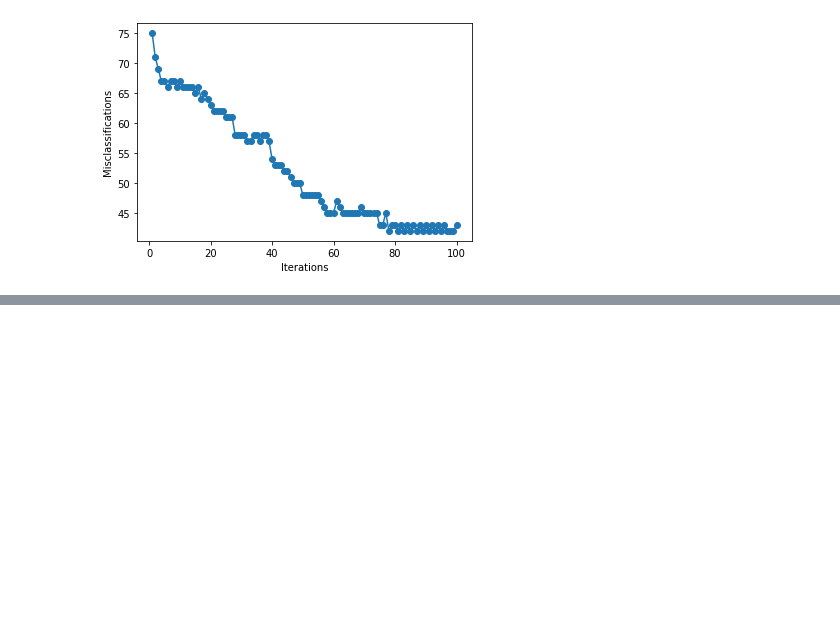
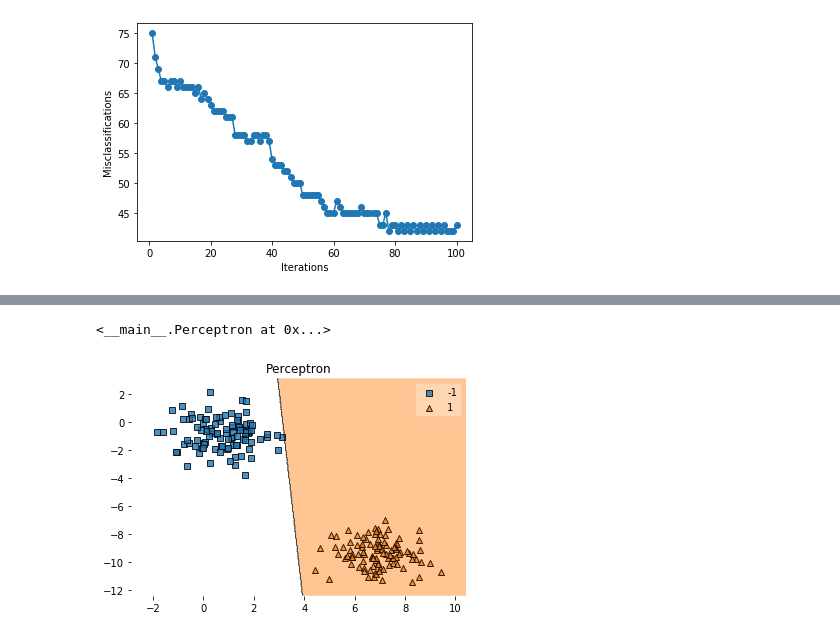
Before and after one commit to waldirbertazzijr/data-science, a Jupyter notebook: neural-networks/Single Layer Perceptron.ipynb, the cells around one changed output, grey strips where cells are left out. Saved outputs shown, nothing was run; the diff lists cells and outputs as text; code cells hidden in the pictures; blank space fills up the shorter version.

```diff
--- a/neural-networks/Single Layer Perceptron.ipynb
+++ b/neural-networks/Single Layer Perceptron.ipynb
@@ -190,0 +203,17 @@ plt.show()
+# %%
+ppn = Perceptron(epochs=50, learning_rate=0.01, verbose=False)
+X = blobs[0]
+y = blobs[1]
+
+# Apenas para substituir as classes 0 e 1 para 1 e -1
+# A classe 1 é a que desejamos encontrar.
+y[y == 0] = -1
+ppn.fit(X, y)
+# %% [output]
+<__main__.Perceptron at 0x...>
+# %%
+    plot_decision_regions(X, y, clf=ppn)
+    plt.title('Perceptron')
+    plt.show()
+# %% [output]
+[figure, added]
```
Also changed, not shown: parts of 2 cells of this notebook, 2 other files.
